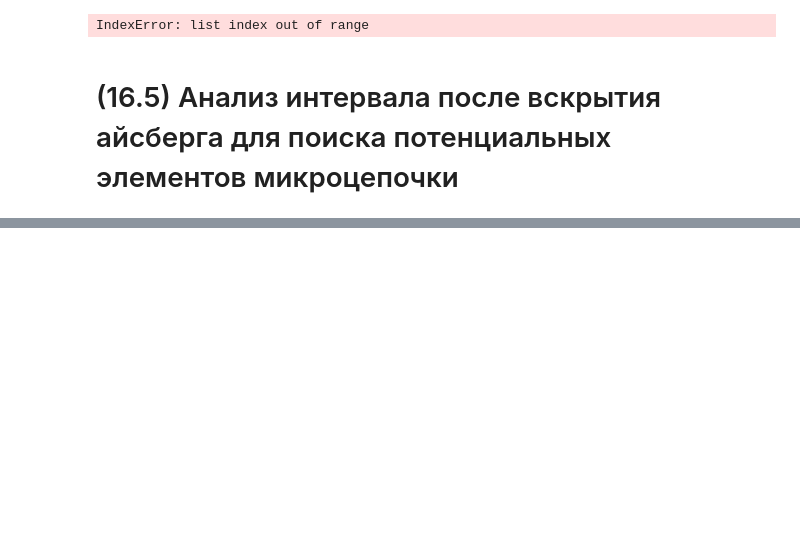
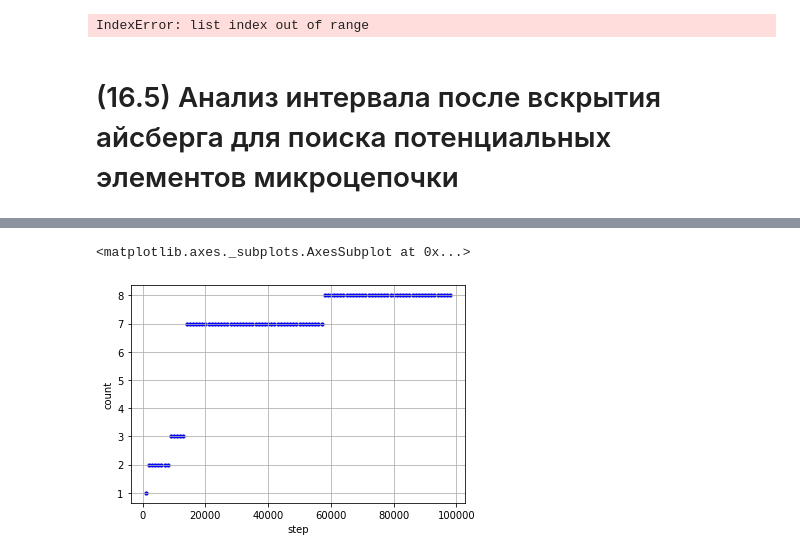
Before and after one commit to katya-luzina/master_thesis, a Jupyter notebook: 3. анализ окружения для создания микроцепочек.ipynb, the cells around one changed output, grey strips where cells are left out. Cells and saved outputs as stored; diff of their text form; code cells hidden in the pictures; blank space fills up the shorter version.

```diff
--- a/3. анализ окружения для создания микроцепочек.ipynb
+++ b/3. анализ окружения для создания микроцепочек.ipynb
@@ -556,0 +598,7 @@ orders_instr[orders_instr['ORDERNO'].isin (chain_suc)]
+# %%
+# определяем индекс всех айсбергов, которые вошли в цепочку и меняем их chain_id
+ices = ice_instr.index[ice_instr['ORDERNO'].isin(chain)].to_list()
+
+for i in ices:
+
+    ice_instr.loc[i, 'CHAIN_ID'] = chain[0]
@@ -556,0 +616,10 @@ orders_instr[orders_instr['ORDERNO'].isin (chain_suc)]
+# %%
+sum = 1000
+delta_list = [sum]
+
+while sum <= 999000:
+
+    sum = sum + 1000
+    delta_list.append(sum)
+
+delta_list
@@ -556,0 +742,13 @@ orders_instr[orders_instr['ORDERNO'].isin (chain_suc)]
+# %%
+step = []
+count = []
+
+for i in range(len(results)):
+
+    step.append(results[i][0])
+    count.append(results[i][1])
+
+df1 = pd.DataFrame({'step':pd.Series(step),
+     'count': pd.Series(count)})
+
+df1
@@ -556,0 +769,5 @@ orders_instr[orders_instr['ORDERNO'].isin (chain_suc)]
+# %%
+df1.plot.scatter(x='step', y='count', s=10, color='blue', grid=True)
+# %% [output]
+<matplotlib.axes._subplots.AxesSubplot at 0x...>
+[figure, added]
```
Also changed, not shown: parts of 18 cells of this notebook.
